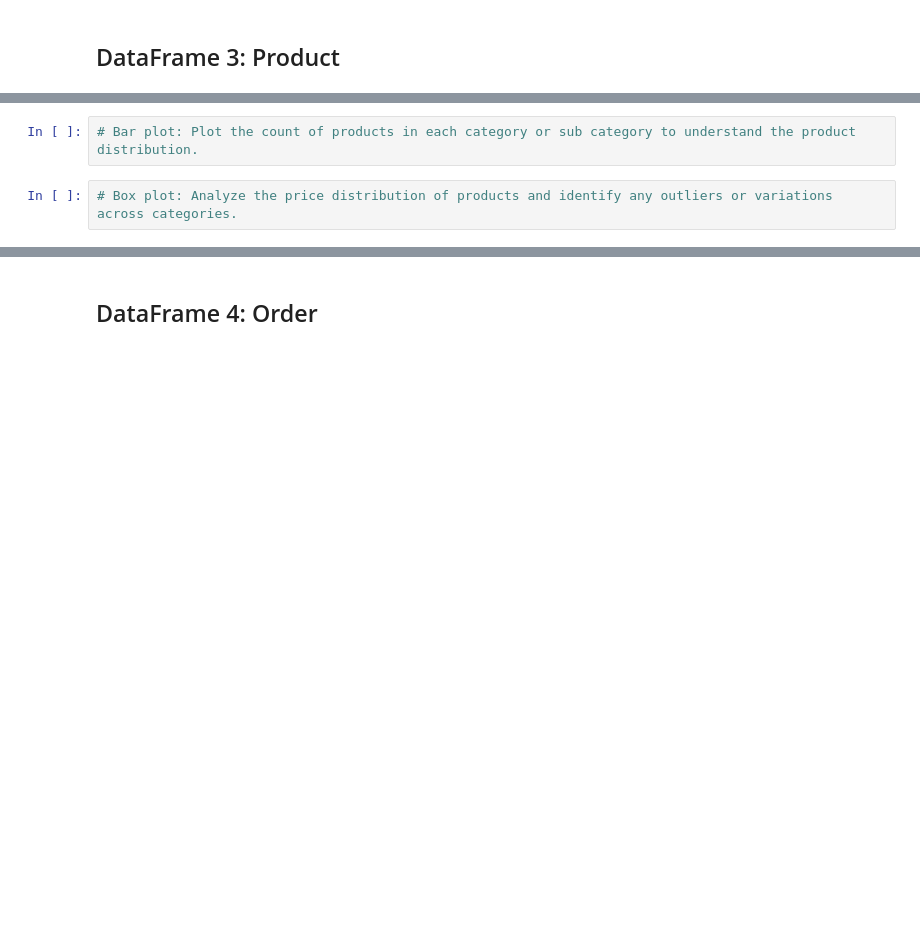
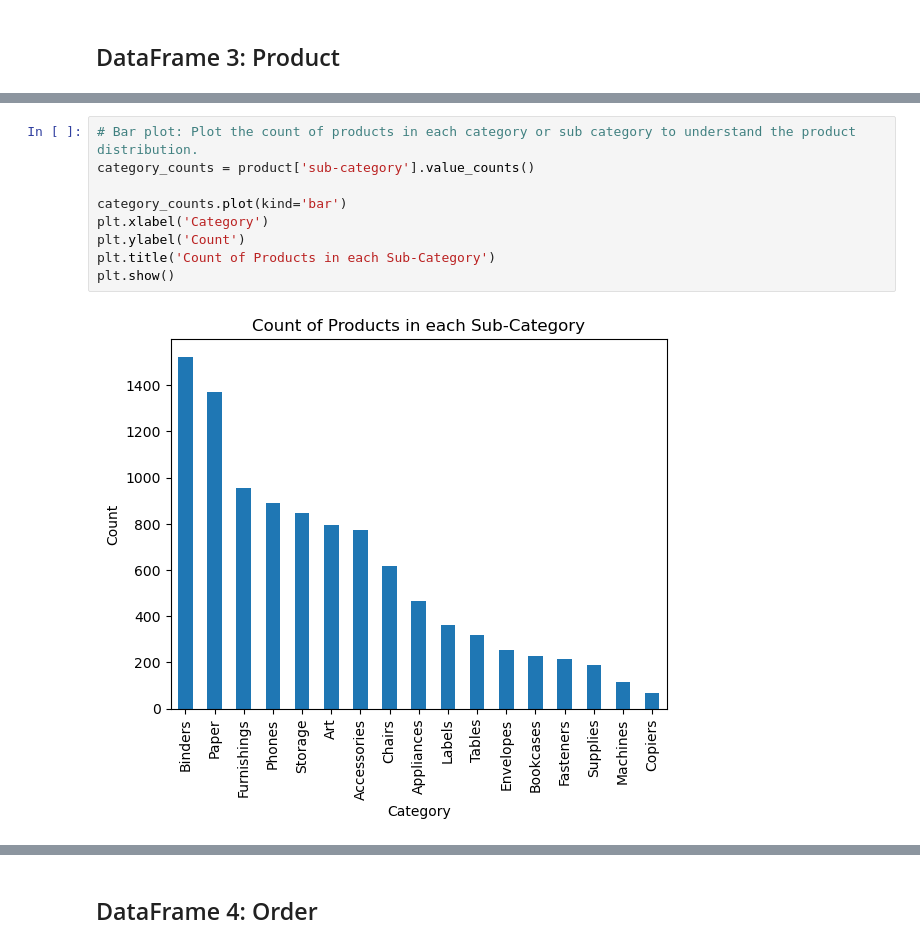
Before and after one commit to MaxLopezSalgado/superstore_e-commerce, a Jupyter notebook: eda/eda.ipynb, the cells around one changed output, grey strips where cells are left out. Saved outputs shown, nothing was run; the diff lists cells and outputs as text; blank space fills up the shorter version.

```diff
--- a/eda/eda.ipynb
+++ b/eda/eda.ipynb
@@ -396,4 +423,11 @@ plt.show()
 # %%
 # Bar plot: Plot the count of products in each category or sub category to understand the product distribution.
+category_counts = product['sub-category'].value_counts()
+
+category_counts.plot(kind='bar')
+plt.xlabel('Category')
+plt.ylabel('Count')
+plt.title('Count of Products in each Sub-Category')
+plt.show()
+# %% [output]
+[figure, added]
-# %%
-# Box plot: Analyze the price distribution of products and identify any outliers or variations across categories.
```
Also changed, not shown: parts of 5 cells of this notebook.
